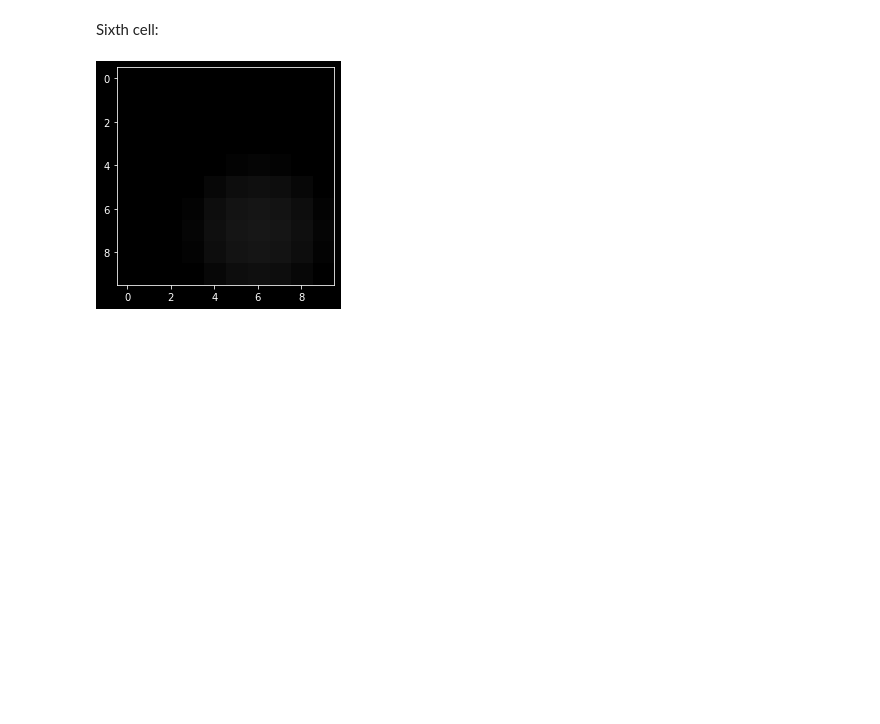
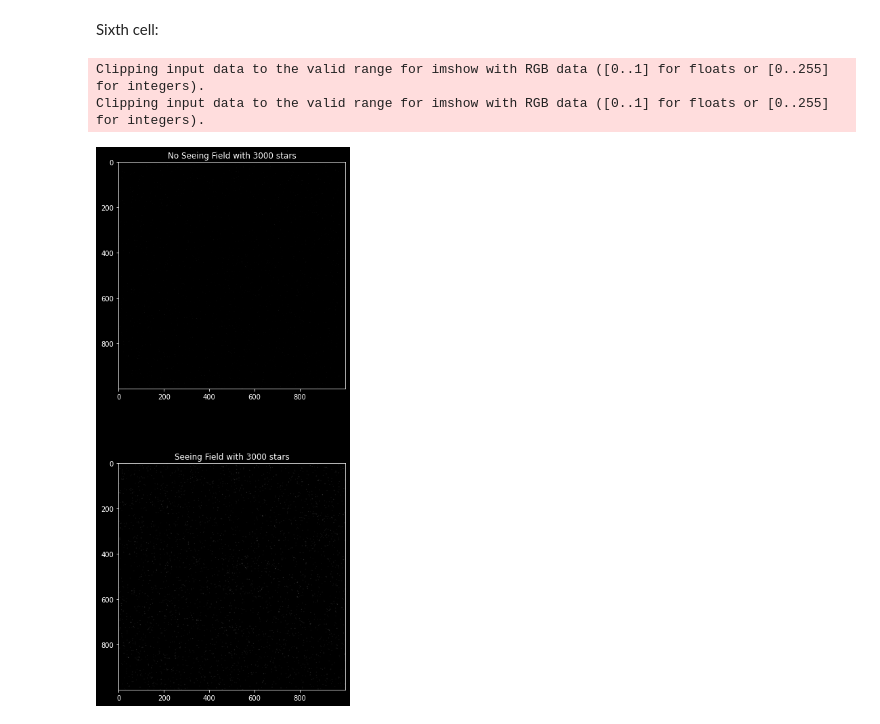
Before and after one commit to 00-berni/proj_2, a Jupyter notebook: implementation_notebook.ipynb, the cells around one changed output. Cells and saved outputs as stored; diff of their text form; code cells hidden in the pictures; blank space fills up the shorter version.

Commit message:
Raw of the gaussian and noise

```diff
--- a/implementation_notebook.ipynb
+++ b/implementation_notebook.ipynb
@@ -174,36 +172,45 @@ Error
 # %% [markdown]
 Sixth cell:
-# %%
-# SIXTH CELL
-def gaussian(n,xs,ys,sigma=2):
-	x = np.arange(n,dtype=int)
-	y = np.arange(n,dtype=int)
-	x -= xs;  y -= ys
-	G = lambda r : np.exp(-r**2/sigma**2/2)
-	return np.outer(G(x),G(y))/(max(G(x))*max(G(y)))
-
-def lorentzian(r,rs,a=4):
-	return 1/( (r-rs)**2 + a**2 )
-
-def atm_seeing(f,Xs,Ys,Ls):
-	n = len(f)
-	fG = np.zeros([n,n,3])
-	dim = len(Xs)
-	G = np.zeros([n,n])
-	G = gaussian(n,Xs,Ys)*Ls
-#	L = inverse_transfer_function(f[:,:,0])
-#	L = fftconvolve(L,G,mode='same')
-	for i in range(3):
-	 	f[:,:,i] = transfer_function(G)
-	return f
-# for j in range(dim):
-# 	G *= gaussian(Xs[j],Ys[j])
-# for i in range(3):
-# 	fG[:,:,i] = transfer_function(G)
-# return fftconvolve(f,fG,mode='same')
-
-
-plt.imshow(atm_seeing(field,S.x,S.y,S.lum))
-plt.show()
-# %% [output]
-[figure, removed]
+# %%
+# SIXTH CELL
+def gaussian(n,xs,ys,sigma=0.9):
+	x = np.arange(n,dtype=int)
+	y = np.arange(n,dtype=int)
+	x -= xs;  y -= ys
+	G = lambda r : np.exp(-r**2/sigma**2/2)#/np.sqrt(np.pi)
+	return np.outer(G(x),G(y))
+
+
+def atm_seeing(f):
+	n = len(f)
+	field = f[:,:,0]
+#	field = inverse_transfer_function(field)
+	field = fftconvolve(field,gaussian(n,int(n/2),int(n/2)),mode='same')
+#	field = transfer_function(field)
+	for i in range(3):
+		f[:,:,i] = field
+	return f
+
+fig1, (img_field, img_field_seeing) = plt.subplots(2,1,figsize=(6,15))
+fig2, ( img_zoom, img_zoom_seeing)  = plt.subplots(2,1,figsize=(6,15))
+
+F, S = initialize()
+img_field.imshow(F)
+img_field.set_title(f'No Seeing Field with {M} stars')
+img_zoom.imshow(F[20:70,20:70,:])
+img_zoom.set_title(f'No Seeing Field with {M} stars: [20:70] x [20:70]')
+
+F_s = atm_seeing(F)
+img_field_seeing.imshow(F_s)
+img_field_seeing.set_title(f'Seeing Field with {M} stars')
+img_zoom_seeing.imshow(F_s[20:70,20:70,:])
+img_zoom_seeing.set_title(f'Seeing Field with {M} stars: [20:70] x [20:70]')
+
+fig1.savefig('./Pictures/field.png')
+fig2.savefig('./Pictures/zoom.png')
+
+plt.show()
+# %% [output]
+Clipping input data to the valid range for imshow with RGB data ([0..1] for floats or [0..255] for integers).
+Clipping input data to the valid range for imshow with RGB data ([0..1] for floats or [0..255] for integers).
+[figure, added]
```
Also changed, not shown: parts of 8 cells of this notebook.
